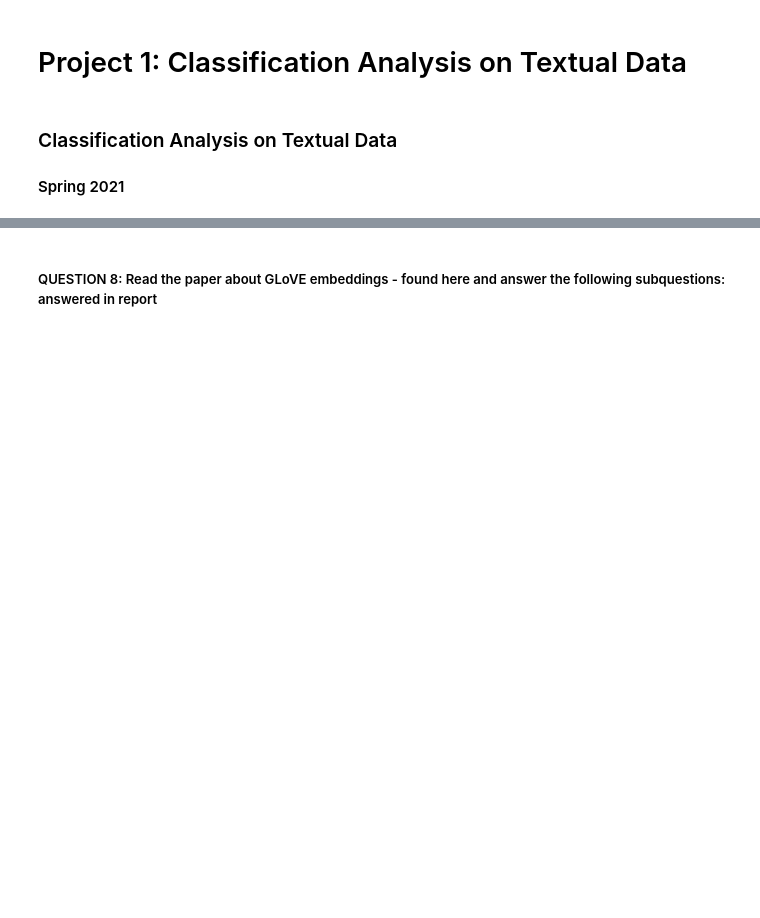
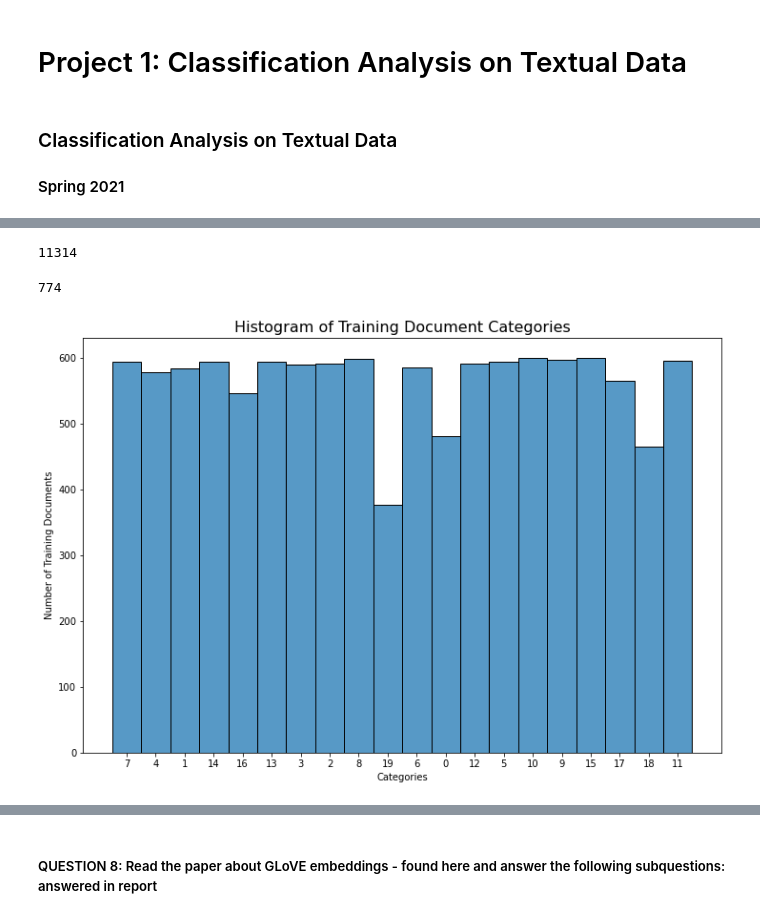
Before and after one commit to jmshen20/ECE219, a Jupyter notebook: ECE 219 Project 1 - Draft.ipynb, the cells around one changed output, grey strips where cells are left out. Saved outputs shown, nothing was run; the diff lists cells and outputs as text; code cells hidden in the pictures; blank space fills up the shorter version.

```diff
--- a/ECE 219 Project 1 - Draft.ipynb
+++ b/ECE 219 Project 1 - Draft.ipynb
@@ -5,0 +91,6 @@
+# %%
+data = pd.Series(twenty_train.data)
+data = pd.DataFrame(data)
+data.columns = ['Data'] + data.columns.tolist()[1:]
+data['target'] = pd.Series(twenty_train.target)
+data.head(10)
@@ -5,0 +109,21 @@
+# %%
+len(twenty_train.data)
+# %% [output]
+11314
+# %%
+len(twenty_test.data)
+# %% [output]
+774
+# %%
+data['target'] = data['target'].astype('int')
+# %%
+# plot histogram of # of trainings documents for each of the 20 categorues to check if they're evenly distributed
+plt.figure(figsize=(12, 8))
+order=['0','1','2','3','4','5','6','7','8','9','10','11','12','13','14','15','16','17','18','19']
+ax = sns.histplot(data = data['target'])
+ax.set(xlabel='Categories', ylabel='Number of Training Documents')
+ax.axes.set_title('Histogram of Training Document Categories',fontsize=16)
+plt.show()
+#ax.figure.savefig("categoryhist.png")
+# %% [output]
+[figure, added]
```
Also changed, not shown: parts of 14 cells of this notebook.
